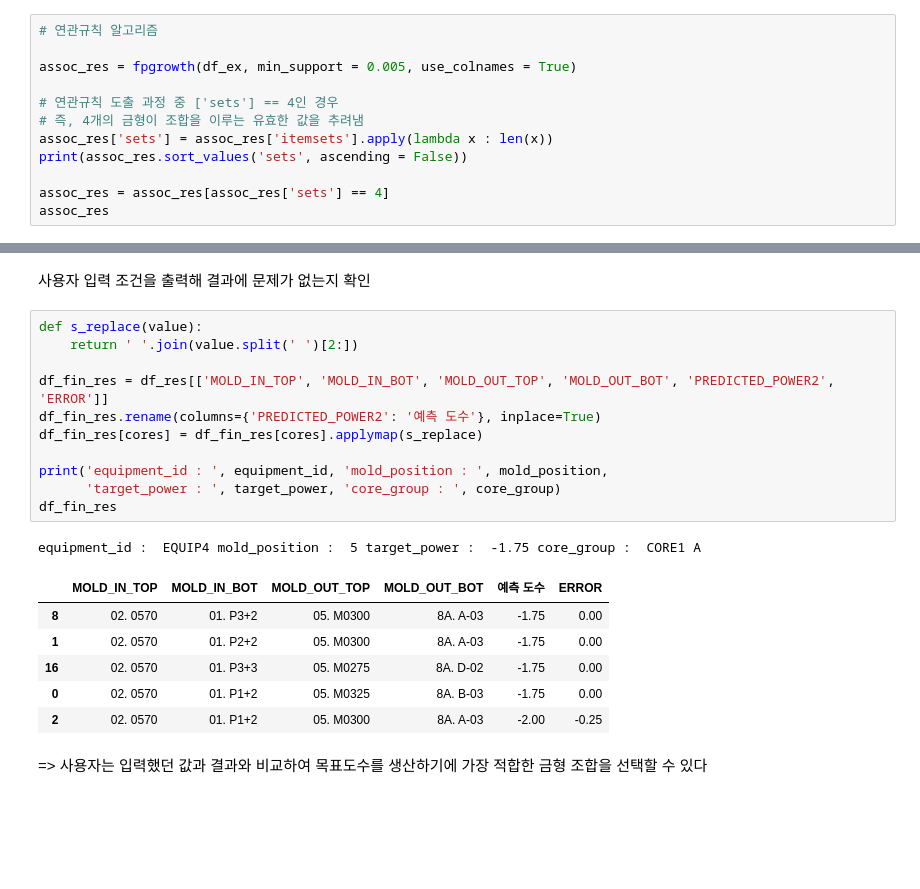
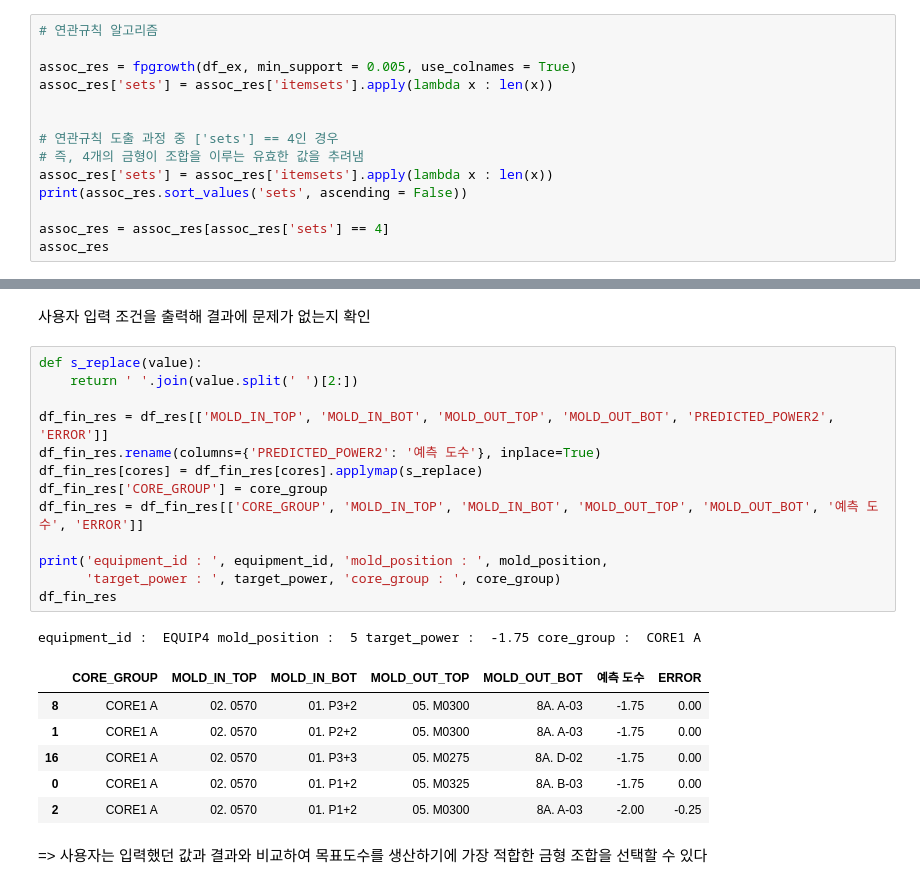
Before and after one commit to dbfla3831/STUDY, a Jupyter notebook: project/생산공정_최적화_AI/생산공정_최적화_기본.ipynb, the cells around one changed output, grey strips where cells are left out. Drawn from its saved outputs; the diff is of its cells as text; blank space fills up the shorter version.

```diff
--- a/project/생산공정_최적화_AI/생산공정_최적화_기본.ipynb
+++ b/project/생산공정_최적화_AI/생산공정_최적화_기본.ipynb
@@ -1003,6 +1030,8 @@ df_ex.head()
 # 연관규칙 알고리즘
 
 assoc_res = fpgrowth(df_ex, min_support = 0.005, use_colnames = True)
+assoc_res['sets'] = assoc_res['itemsets'].apply(lambda x : len(x))
+
 
 # 연관규칙 도출 과정 중 ['sets'] == 4인 경우
 # 즉, 4개의 금형이 조합을 이루는 유효한 값을 추려냄
@@ -1401,21 +1478,23 @@ df_res[showing_cols]
 # %%
 def s_replace(value):
     return ' '.join(value.split(' ')[2:])
 
 df_fin_res = df_res[['MOLD_IN_TOP', 'MOLD_IN_BOT', 'MOLD_OUT_TOP', 'MOLD_OUT_BOT', 'PREDICTED_POWER2', 'ERROR']]
 df_fin_res.rename(columns={'PREDICTED_POWER2': '예측 도수'}, inplace=True)
 df_fin_res[cores] = df_fin_res[cores].applymap(s_replace)
+df_fin_res['CORE_GROUP'] = core_group
+df_fin_res = df_fin_res[['CORE_GROUP', 'MOLD_IN_TOP', 'MOLD_IN_BOT', 'MOLD_OUT_TOP', 'MOLD_OUT_BOT', '예측 도수', 'ERROR']]
 
 print('equipment_id : ', equipment_id, 'mold_position : ', mold_position,
       'target_power : ', target_power, 'core_group : ', core_group)
 df_fin_res
 # %% [output]
 equipment_id :  EQUIP4 mold_position :  5 target_power :  -1.75 core_group :  CORE1 A
-|  | MOLD_IN_TOP | MOLD_IN_BOT | MOLD_OUT_TOP | MOLD_OUT_BOT | 예측 도수 | ERROR |
-| 8 | 02. 0570 | 01. P3+2 | 05. M0300 | 8A. A-03 | -1.75 | 0.00 |
-| 1 | 02. 0570 | 01. P2+2 | 05. M0300 | 8A. A-03 | -1.75 | 0.00 |
-| 16 | 02. 0570 | 01. P3+3 | 05. M0275 | 8A. D-02 | -1.75 | 0.00 |
-| 0 | 02. 0570 | 01. P1+2 | 05. M0325 | 8A. B-03 | -1.75 | 0.00 |
-| 2 | 02. 0570 | 01. P1+2 | 05. M0300 | 8A. A-03 | -2.00 | -0.25 |
+|  | CORE_GROUP | MOLD_IN_TOP | MOLD_IN_BOT | MOLD_OUT_TOP | MOLD_OUT_BOT | 예측 도수 | ERROR |
+| 8 | CORE1 A | 02. 0570 | 01. P3+2 | 05. M0300 | 8A. A-03 | -1.75 | 0.00 |
+| 1 | CORE1 A | 02. 0570 | 01. P2+2 | 05. M0300 | 8A. A-03 | -1.75 | 0.00 |
+| 16 | CORE1 A | 02. 0570 | 01. P3+3 | 05. M0275 | 8A. D-02 | -1.75 | 0.00 |
+| 0 | CORE1 A | 02. 0570 | 01. P1+2 | 05. M0325 | 8A. B-03 | -1.75 | 0.00 |
+| 2 | CORE1 A | 02. 0570 | 01. P1+2 | 05. M0300 | 8A. A-03 | -2.00 | -0.25 |
 # %% [markdown]
 => 사용자는 입력했던 값과 결과와 비교하여 목표도수를 생산하기에 가장 적합한 금형 조합을 선택할 수 있다
```
Also changed, not shown: parts of 10 cells of this notebook.
